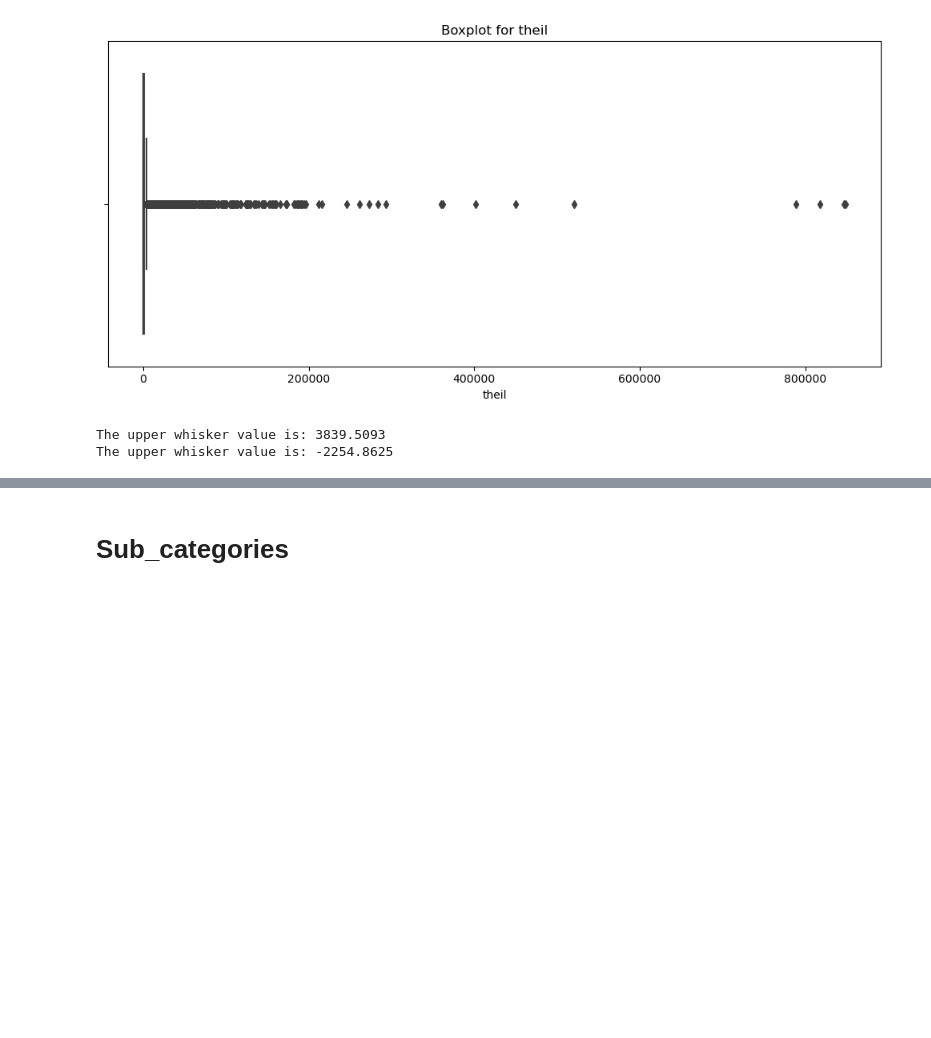
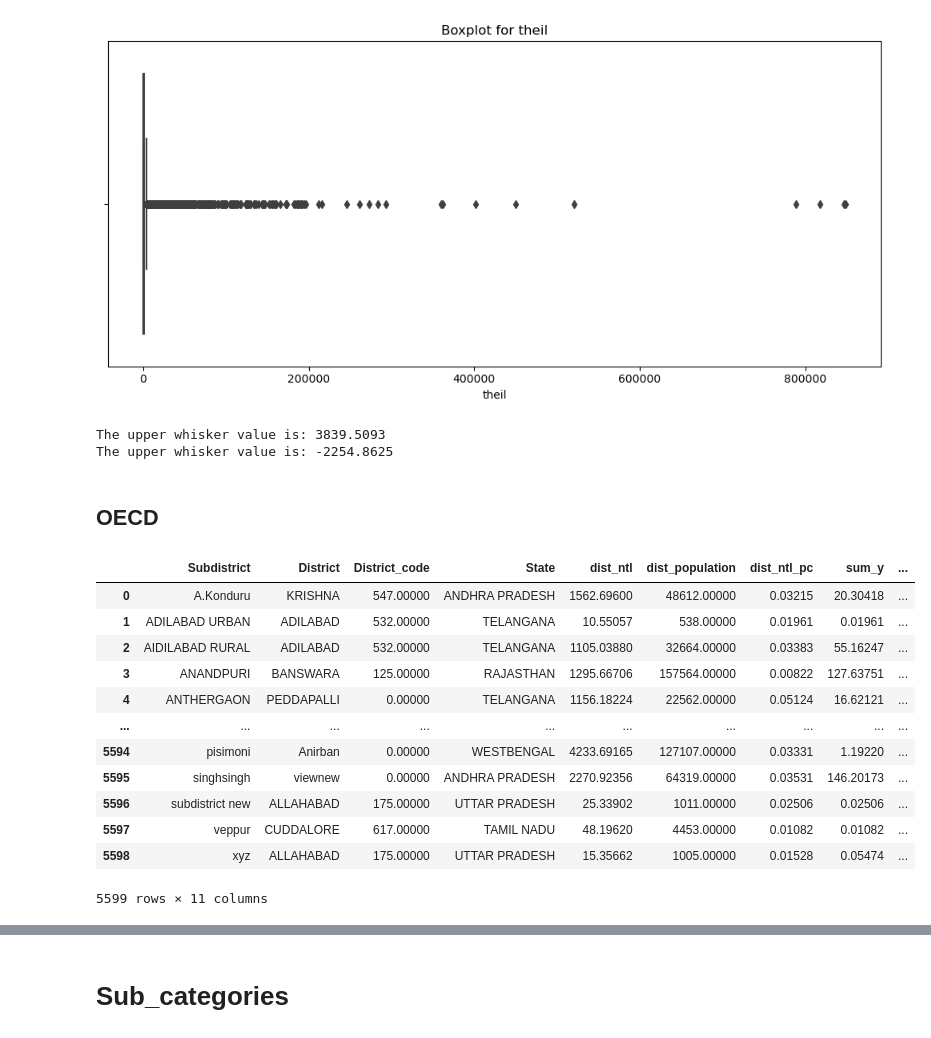
Before and after one commit to SaiSiddhardhaKalla/Master_Thesis, a Jupyter notebook: 10_Panel.ipynb, the cells around one changed output, grey strips where cells are left out. Saved outputs shown, nothing was run; the diff lists cells and outputs as text; code cells hidden in the pictures; blank space fills up the shorter version.

```diff
--- a/10_Panel.ipynb
+++ b/10_Panel.ipynb
@@ -512,3 +512,39 @@ panel_t = panel_t[panel_t['dist_ntl_pc'] <= 0.0351]
 panel_t = panel_t[panel_t['theil'] > 1]
 
 # panel_t.to_csv('/Users/sid/Desktop/panel_theil_2020.csv',index=False)
+# %% [markdown]
+## OECD
+# %%
+def calculate_gini(group):
+    num = group['Max_Len'].max()
+    numerator = (((2*group['Index'])-num-1)*group['ntl_pc']).sum()
+    den = num*(group['ntl_pc'].sum())
+    alesina =  numerator/den
+    return pd.Series([den, numerator, num, alesina])
+
+
+alo = sub_sorted.groupby(['Subdistrict','District','District_code','State','subdist_ntl','subdist_population',
+                          'dist_ntl_pc']).apply(calculate_gini).reset_index()
+# Rename the columns for clarity
+alo.columns = ['Subdistrict','District','District_code','State','dist_ntl',
+               'dist_population','dist_ntl_pc','sum_y','numerator', 'num','gini']
+
+# ale = mer_sorted.groupby(['District','District.c','State','dist_ntl','dist_population','dist_ntl_pc']).apply(calculate_gini).reset_index()
+# # Rename the columns for clarity
+# ale.columns = ['District','District_code','State','dist_ntl',
+#                'dist_population','dist_ntl_pc','sum_y','numerator', 'num','gini']
+alo
+# %% [output]
+|  | Subdistrict | District | District_code | State | dist_ntl | dist_population | dist_ntl_pc | sum_y | ... |
+| 0 | A.Konduru | KRISHNA | 547.00000 | ANDHRA PRADESH | 1562.69600 | 48612.00000 | 0.03215 | 20.30418 | ... |
+| 1 | ADILABAD URBAN | ADILABAD | 532.00000 | TELANGANA | 10.55057 | 538.00000 | 0.01961 | 0.01961 | ... |
+| 2 | AIDILABAD RURAL | ADILABAD | 532.00000 | TELANGANA | 1105.03880 | 32664.00000 | 0.03383 | 55.16247 | ... |
+| 3 | ANANDPURI | BANSWARA | 125.00000 | RAJASTHAN | 1295.66706 | 157564.00000 | 0.00822 | 127.63751 | ... |
+| 4 | ANTHERGAON | PEDDAPALLI | 0.00000 | TELANGANA | 1156.18224 | 22562.00000 | 0.05124 | 16.62121 | ... |
+| ... | ... | ... | ... | ... | ... | ... | ... | ... | ... |
+| 5594 | pisimoni | Anirban | 0.00000 | WESTBENGAL | 4233.69165 | 127107.00000 | 0.03331 | 1.19220 | ... |
+| 5595 | singhsingh | viewnew | 0.00000 | ANDHRA PRADESH | 2270.92356 | 64319.00000 | 0.03531 | 146.20173 | ... |
+| 5596 | subdistrict new | ALLAHABAD | 175.00000 | UTTAR PRADESH | 25.33902 | 1011.00000 | 0.02506 | 0.02506 | ... |
+| 5597 | veppur | CUDDALORE | 617.00000 | TAMIL NADU | 48.19620 | 4453.00000 | 0.01082 | 0.01082 | ... |
+| 5598 | xyz | ALLAHABAD | 175.00000 | UTTAR PRADESH | 15.35662 | 1005.00000 | 0.01528 | 0.05474 | ... |
+5599 rows × 11 columns
```
Also changed, not shown: parts of 10 cells of this notebook, 3 other files.
